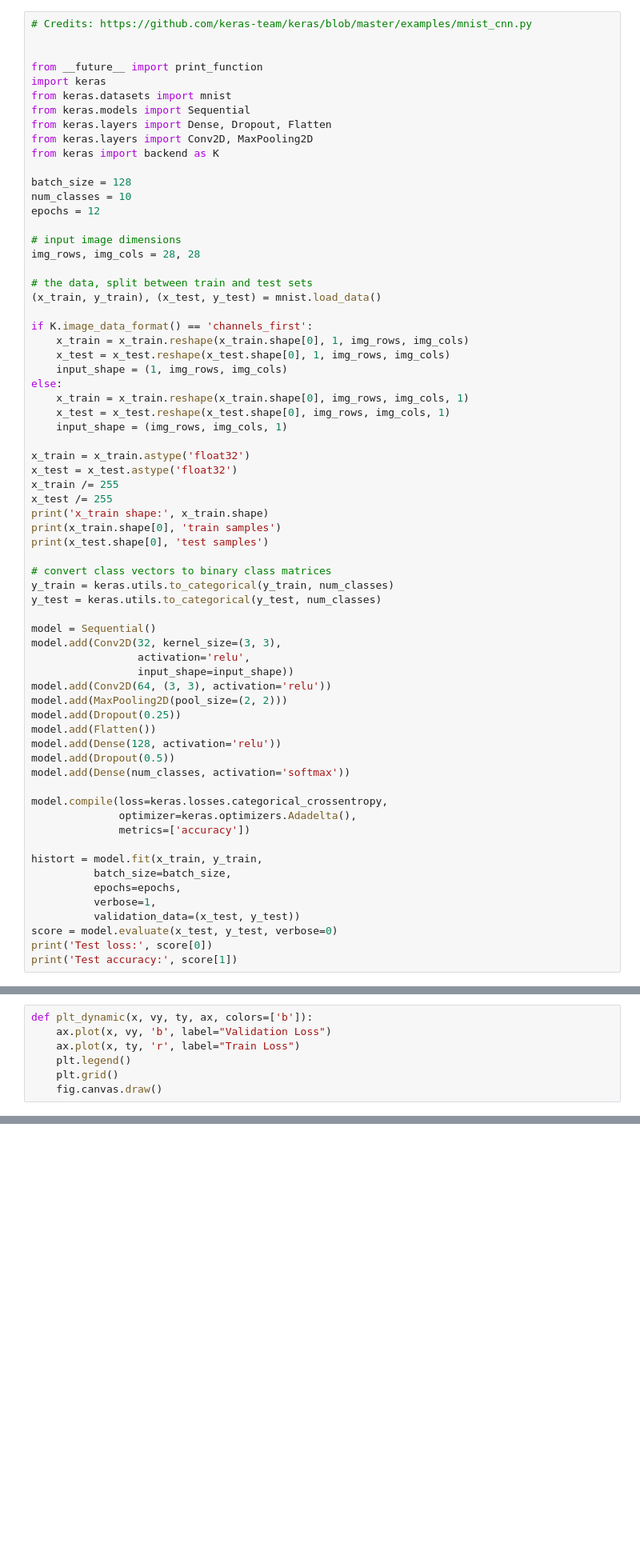
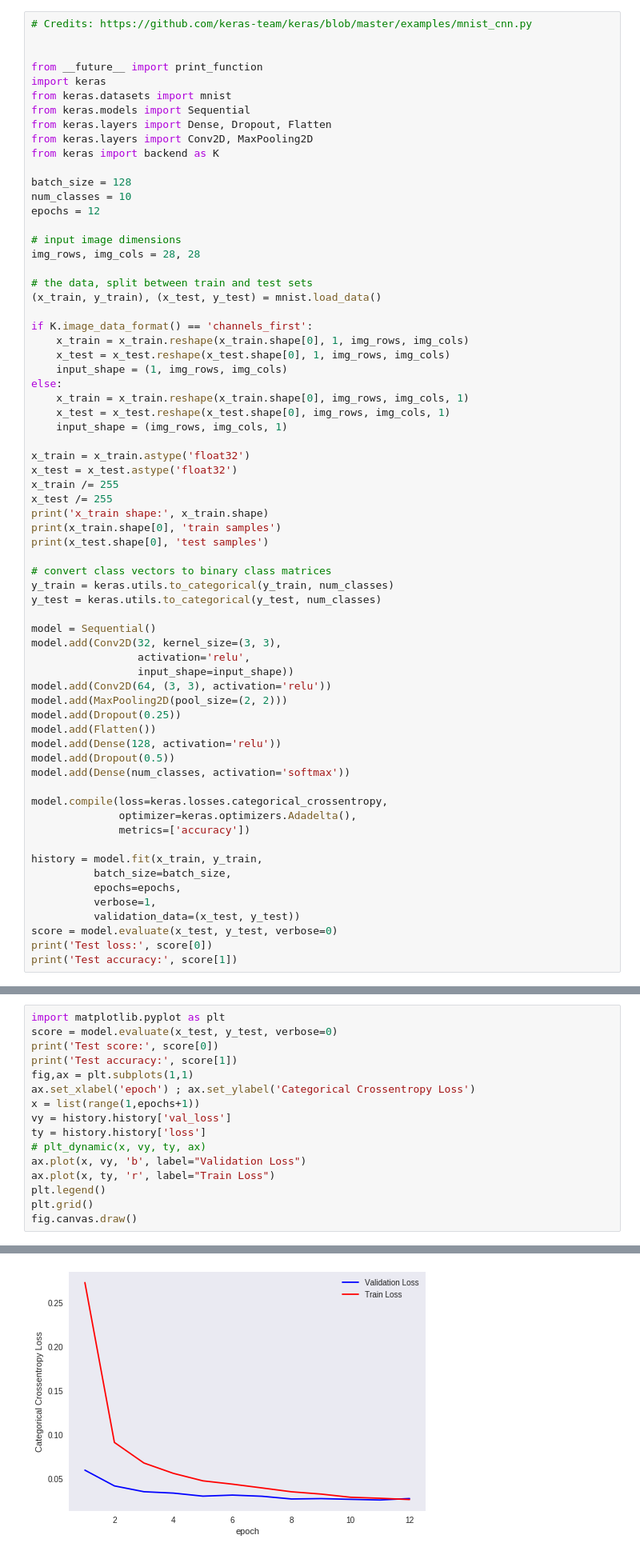
Before and after one commit to rajendrac3/Machine-Learning, a Jupyter notebook: CNN_MNIST/CNN_MNIST.ipynb, the cells around one changed output, grey strips where cells are left out. Shown: that part at 80% size. Saved outputs shown, nothing was run; the diff lists cells and outputs as text; blank space fills up the shorter version.

```diff
--- a/CNN_MNIST/CNN_MNIST.ipynb
+++ b/CNN_MNIST/CNN_MNIST.ipynb
@@ -57,7 +57,7 @@ model.compile(loss=keras.losses.categorical_crossentropy,
               optimizer=keras.optimizers.Adadelta(),
               metrics=['accuracy'])
 
-histort = model.fit(x_train, y_train,
+history = model.fit(x_train, y_train,
           batch_size=batch_size,
           epochs=epochs,
           verbose=1,
@@ -86,7 +86,17 @@ Test accuracy: 0.9916
 # %%
-def plt_dynamic(x, vy, ty, ax, colors=['b']):
-    ax.plot(x, vy, 'b', label="Validation Loss")
-    ax.plot(x, ty, 'r', label="Train Loss")
-    plt.legend()
-    plt.grid()
-    fig.canvas.draw()
+import matplotlib.pyplot as plt
+score = model.evaluate(x_test, y_test, verbose=0)
+print('Test score:', score[0])
+print('Test accuracy:', score[1])
+fig,ax = plt.subplots(1,1)
+ax.set_xlabel('epoch') ; ax.set_ylabel('Categorical Crossentropy Loss')
+x = list(range(1,epochs+1))
+vy = history.history['val_loss']
+ty = history.history['loss']
+# plt_dynamic(x, vy, ty, ax)
+ax.plot(x, vy, 'b', label="Validation Loss")
+ax.plot(x, ty, 'r', label="Train Loss")
+plt.legend()
+plt.grid()
+fig.canvas.draw()
+# %% [output]
@@ -92,0 +105 @@ def plt_dynamic(x, vy, ty, ax, colors=['b']):
+[figure, added]
```
Also changed, not shown: parts of 13 cells of this notebook, 1 other file.
